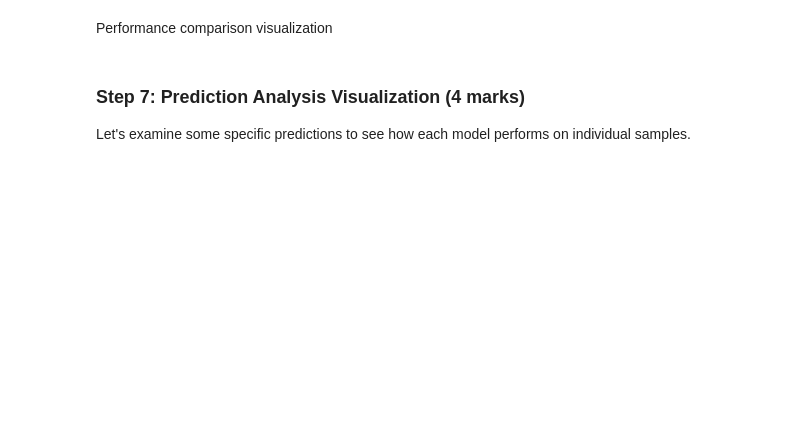
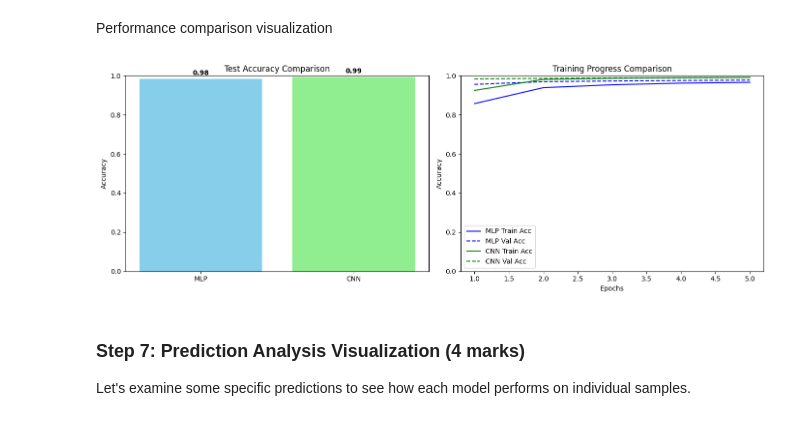
Before and after one commit to karafitzgerald/ENGG680_2025_Fall, a Jupyter notebook: Lab_Assignment_2/Assignment2_Upload.ipynb, the cells around one changed output. Cells and saved outputs as stored; diff of their text form; code cells hidden in the pictures; blank space fills up the shorter version.

```diff
--- a/Lab_Assignment_2/Assignment2_Upload.ipynb
+++ b/Lab_Assignment_2/Assignment2_Upload.ipynb
@@ -1489,6 +1526,12 @@ print("CNN Model created")
 # %%
 # Train CNN model using cnn_model we compile, same parameters as MLP
 # (1 marks)
-cnn_history =
+cnn_history = cnn_model.fit(
+    X_train_normalized, y_train_categorical,
+    epochs=EPOCHS,
+    batch_size=BATCH_SIZE,
+    validation_split=0.1,
+    verbose=0
+)
 
 print("CNN training completed")
@@ -1503,14 +1548,25 @@ Using .predict(), .evaluate() functions as we used in part2
 # Get test loss and accuracy, make predictions, convert probabilities to class labels
 
 # your code here for mlp (1.5 marks)
+mlp_test_loss, mlp_test_acc = mlp_model.evaluate(X_test_normalized, y_test_categorical, verbose=0)
+print(f"MLP Test Loss: {mlp_test_loss:.4f}, Test Accuracy: {mlp_test_acc:.4f}")
+
+mlp_predictions = mlp_model.predict(X_test, verbose=0)
 
 # Note: The model outputs class probabilities (softmax). We convert these to discrete class labels by taking the index of the maximum probability (argmax).
 # These integer labels (0-9) are required for computing accuracy, building confusion matrices, and for plotting / comparing predicted vs true labels.
 mlp_predicted_classes = np.argmax(mlp_predictions, axis=1)
 
 # your code here for cnn (1.5 marks)
+cnn_test_loss, cnn_test_acc = cnn_model.evaluate(X_test_normalized, y_test_categorical, verbose=0)
+print(f"CNN Test Loss: {cnn_test_loss:.4f}, Test Accuracy: {cnn_test_acc:.4f}")
+
+cnn_predictions = cnn_model.predict(X_test, verbose=0)
 
 # Similarly, convert CNN predicted probabilities to class labels
+cnn_predicted_classes = np.argmax(cnn_predictions, axis=1)
 
 
 # Display Results
+print(f"MLP Accuracy: {mlp_test_acc:.4f}")
+print(f"CNN Accuracy: {cnn_test_acc:.4f}")
@@ -1528,3 +1580,44 @@ plt.show()
+# %%
+# Create side-by-side bar chart for model accuracy comparison and line plot for training progress comparison
+# (1 marks)
+# put them in a single figure horizontally
+# Add titles, labels, legends for clarity
+# hint: use .history() function to get training history from the training step
+
+model_names = ['MLP', 'CNN']
+test_accuracies = [mlp_test_acc, cnn_test_acc]
+
+#data for line plot pulled from the history
+epochs_mlp = range(1, len(mlp_history.history['accuracy']) + 1)
+epochs_cnn = range(1, len(cnn_history.history['accuracy']) + 1)
+
+# Create horizontal figures
+fig, axes = plt.subplots(1, 2, figsize=(14, 5))
+
+# bar chart set up
+axes[0].bar(model_names, test_accuracies, color=['skyblue', 'lightgreen'])
+axes[0].set_ylim(0, 1)
+axes[0].set_title("Test Accuracy Comparison")
+axes[0].set_ylabel("Accuracy")
+for i, acc in enumerate(test_accuracies):
+    axes[0].text(i, acc + 0.02, f"{acc:.2f}", ha='center', fontweight='bold')
+
+# line plot for training
+axes[1].plot(epochs_mlp, mlp_history.history['accuracy'], label='MLP Train Acc', color='blue')
+axes[1].plot(epochs_mlp, mlp_history.history['val_accuracy'], label='MLP Val Acc', color='blue', linestyle='--')
+axes[1].plot(epochs_cnn, cnn_history.history['accuracy'], label='CNN Train Acc', color='green')
+axes[1].plot(epochs_cnn, cnn_history.history['val_accuracy'], label='CNN Val Acc', color='green', linestyle='--')
+
+axes[1].set_title("Training Progress Comparison")
+axes[1].set_xlabel("Epochs")
+axes[1].set_ylabel("Accuracy")
+axes[1].legend()
+axes[1].set_ylim(0, 1)
+
+plt.tight_layout()
+plt.show()
+# %% [output]
+[figure, added]
 # %% [markdown]
 ### Step 7: Prediction Analysis Visualization (4 marks)
 
```
Also changed, not shown: parts of 13 cells of this notebook.
